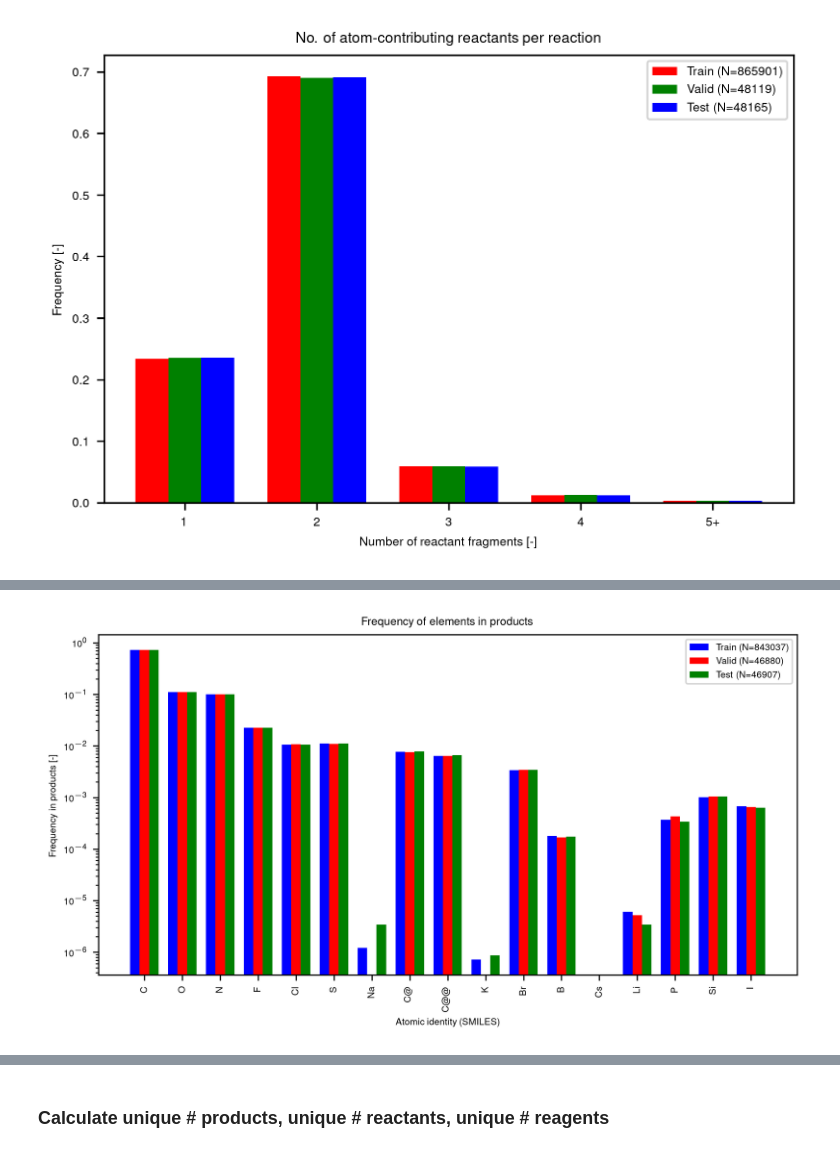
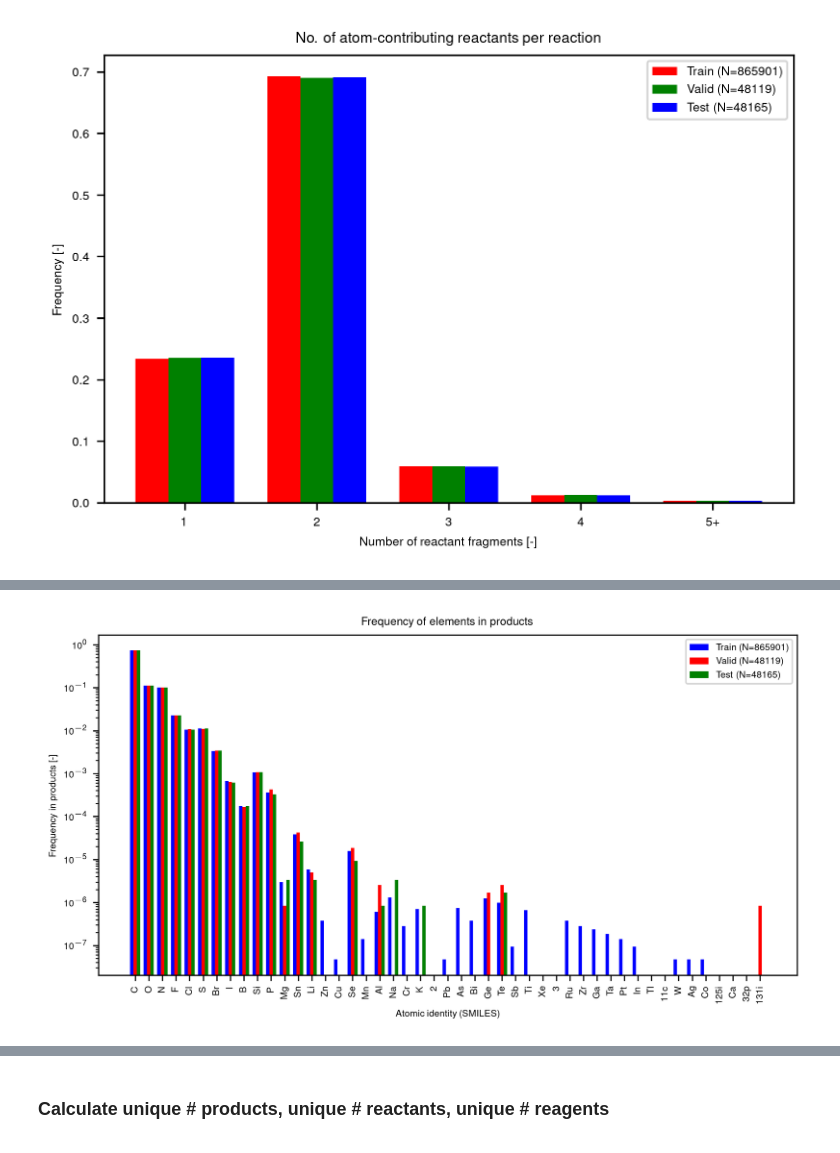
Before and after one commit to coleygroup/rxn-ebm, a Jupyter notebook: Data Exploration neat-USPTO_STEREO 1million.ipynb, the cells around one changed output, grey strips where cells are left out. Drawn from its saved outputs; the diff is of its cells as text; code cells hidden in the pictures.

Commit message:
fixed bugs & added more analysis

```diff
--- a/Data Exploration neat-USPTO_STEREO 1million.ipynb
+++ b/Data Exploration neat-USPTO_STEREO 1million.ipynb
@@ -336,0 +401,13 @@ https://regexr.com/ <br>
+# %%
+%%time
+
+clean_rxn_allmap = {'train': None, 'valid': None, 'test': None}
+
+for key in clean_rxn_allmap.keys():
+    print('\nCleaning {}'.format(key))
+    allmap_list = []
+    for i, rxn_smi in enumerate(clean_rxn[key]):
+        allmap_list.append(remove_stereo_and_map_all_rcts(rxn_smi, do_reagent=True))
+        if (i+1)%40000 == 0:
+            print('Cleaned: {} rxn SMILES'.format(i))
+    clean_rxn_allmap[key] = allmap_list
@@ -336,0 +432,6 @@ https://regexr.com/ <br>
+# %%
+with open(os.getcwd()+'/USPTO_STEREO_pickles/clean_rxn_allmap_nostereo.pickle', 'wb') as handle:
+    pickle.dump(clean_rxn_allmap, handle, protocol=pickle.HIGHEST_PROTOCOL)
+# %%
+with open(os.getcwd()+'/USPTO_STEREO_pickles/clean_rxn_allmap_nostereo.pickle', 'rb') as handle:
+    clean_rxn_allmap = pickle.load(handle)
@@ -406,30 +536,30 @@ Freq Carbon in test: 69.22%
 # %%
-# fig = plt.figure(figsize=(8,4), dpi = 300)
-# colors = ['b', 'r', 'g']
+fig = plt.figure(figsize=(8,4), dpi = 300)
+colors = ['b', 'r', 'g']
 
-# for offset, key in enumerate(['train', 'valid', 'test']):
+for offset, key in enumerate(['train', 'valid', 'test']):
 
-#     vals = []
-#     for atom_type in all_atom_types[:17]:
-#         vals.append(atom_id_prods[key][atom_type])
-#     vals = np.array(vals)
+    vals = []
+    for atom_type in all_atom_types:
+        vals.append(atom_id_prods[key][atom_type])
+    vals = np.array(vals)
 
-#     plt.bar(np.arange(len(vals)) + (offset-1)*.25,
-#             vals / np.sum(vals), width=0.25,
-#             color=colors[offset])
+    plt.bar(np.arange(len(vals)) + (offset-1)*.25,
+            vals / np.sum(vals), width=0.25,
+            color=colors[offset])
 
-# plt.xlabel('Atomic identity (SMILES)')
-# plt.xticks(range(len(vals)),
-#            ['{}{}'.format(a[0].upper(), a[1:]) for a in all_atom_types],
-#           rotation='vertical')
-# plt.ylabel('Frequency in products [-]')
-# # plt.grid(True)
-# plt.legend(['Train (N={})'.format(len(clean_rxn['train'])),
-#             'Valid (N={})'.format(len(clean_rxn['valid'])),
-#             'Test (N={})'.format(len(clean_rxn['test']))])
-# plt.yscale('log')
-# plt.title('Frequency of elements in products')
-# # plt.savefig(os.getcwd()+'/analysis/{}_atom_type_freqs_prods.png'.format(dataset), bbox_inches = 'tight')
-# plt.show()
+plt.xlabel('Atomic identity (SMILES)')
+plt.xticks(range(len(vals)),
+           ['{}{}'.format(a[0].upper(), a[1:]) for a in all_atom_types],
+          rotation='vertical')
+plt.ylabel('Frequency in products [-]')
+# plt.grid(True)
+plt.legend(['Train (N={})'.format(len(clean_rxn_allmap['train'])),
+            'Valid (N={})'.format(len(clean_rxn_allmap['valid'])),
+            'Test (N={})'.format(len(clean_rxn_allmap['test']))])
+plt.yscale('log')
+plt.title('Frequency of elements in products')
+plt.savefig(os.getcwd()+'/analysis/{}_atom_type_freqs_prods.png'.format(dataset), bbox_inches = 'tight')
+plt.show()
 # %% [output]
-[figure, old version]
+[figure, new version]
```
Also changed, not shown: parts of 46 cells of this notebook.
